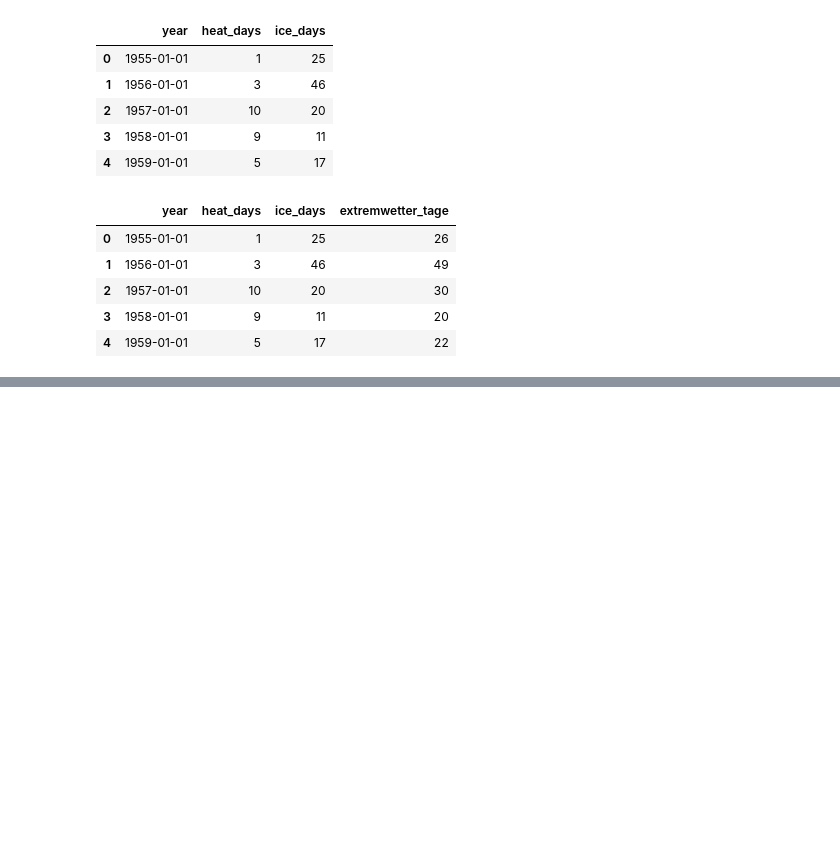
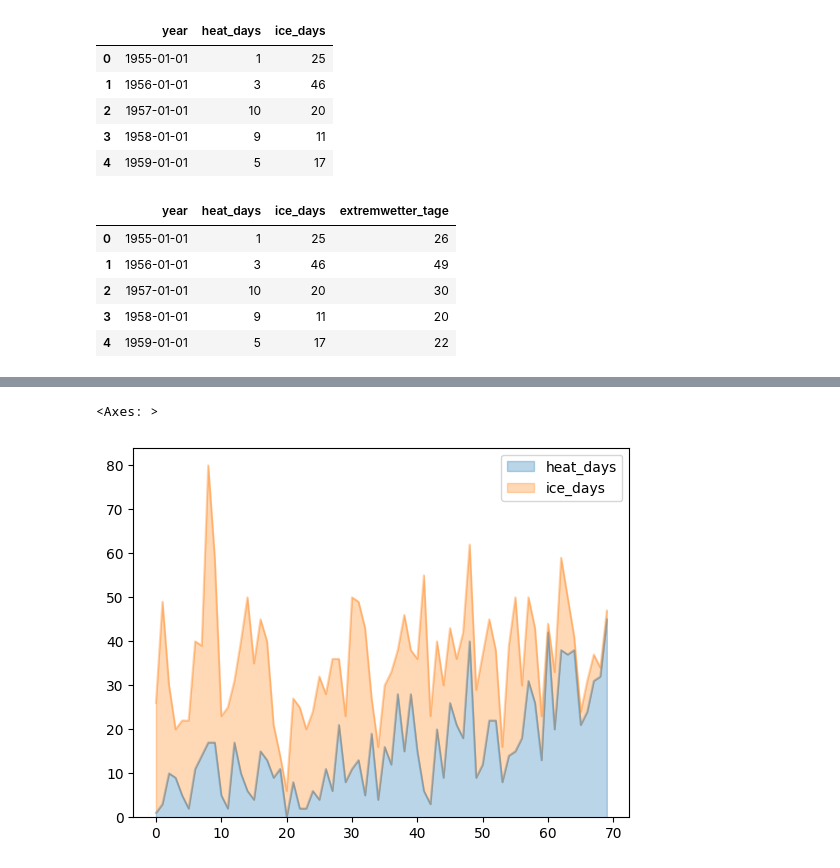
Before and after one commit to mckoh/data-science-ue-ct, a Jupyter notebook: notebooks/01_data_with_pandas.ipynb, the cells around one changed output, grey strips where cells are left out. Cells and saved outputs as stored; diff of their text form; code cells hidden in the pictures; blank space fills up the shorter version.

```diff
--- a/notebooks/01_data_with_pandas.ipynb
+++ b/notebooks/01_data_with_pandas.ipynb
@@ -133,0 +160,5 @@ df.head()
+# %%
+df[["heat_days", "ice_days"]].plot(kind="area", alpha=0.3)
+# %% [output]
+<Axes: >
+[figure, added]
```
Also changed, not shown: parts of 8 cells of this notebook.
